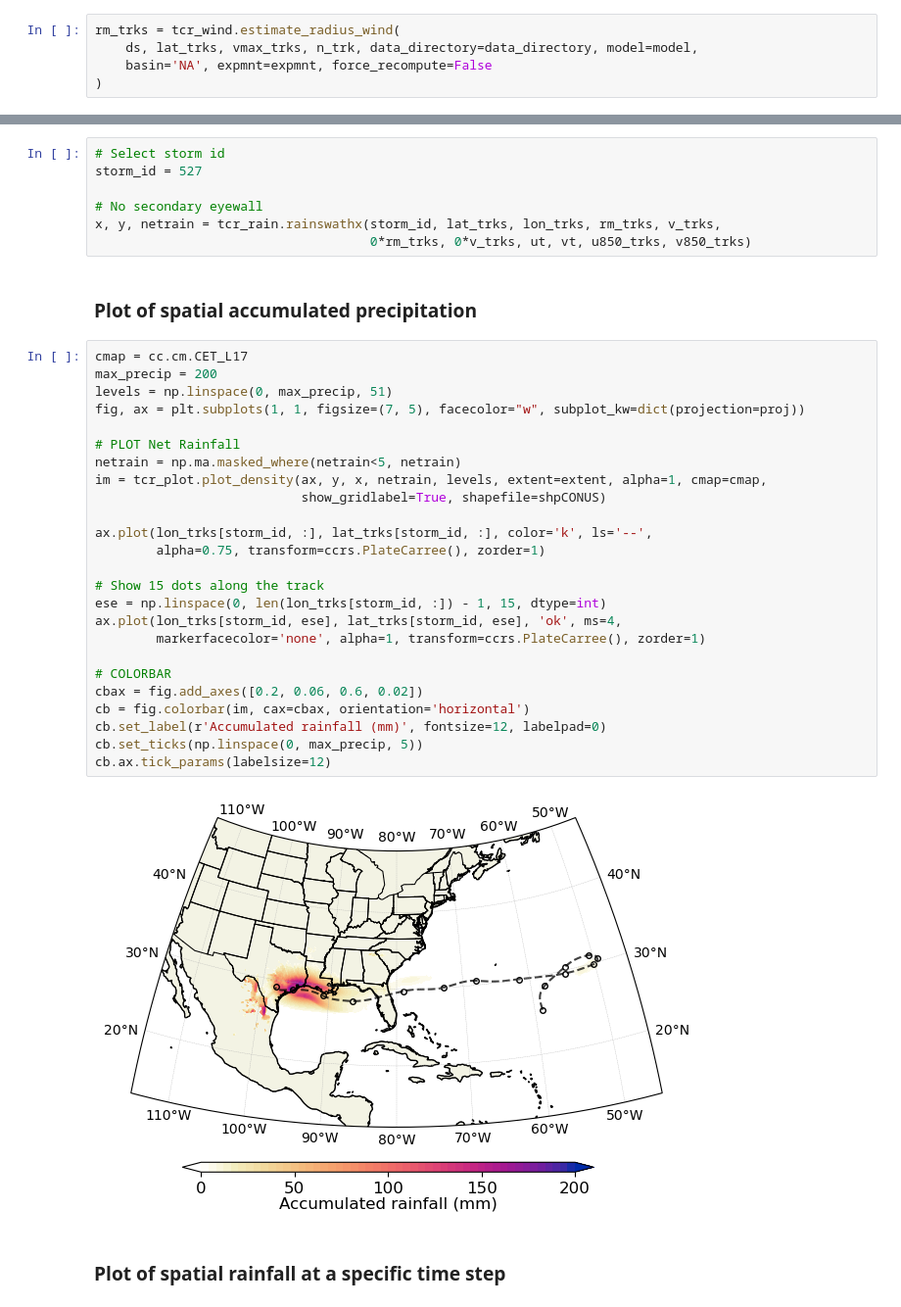
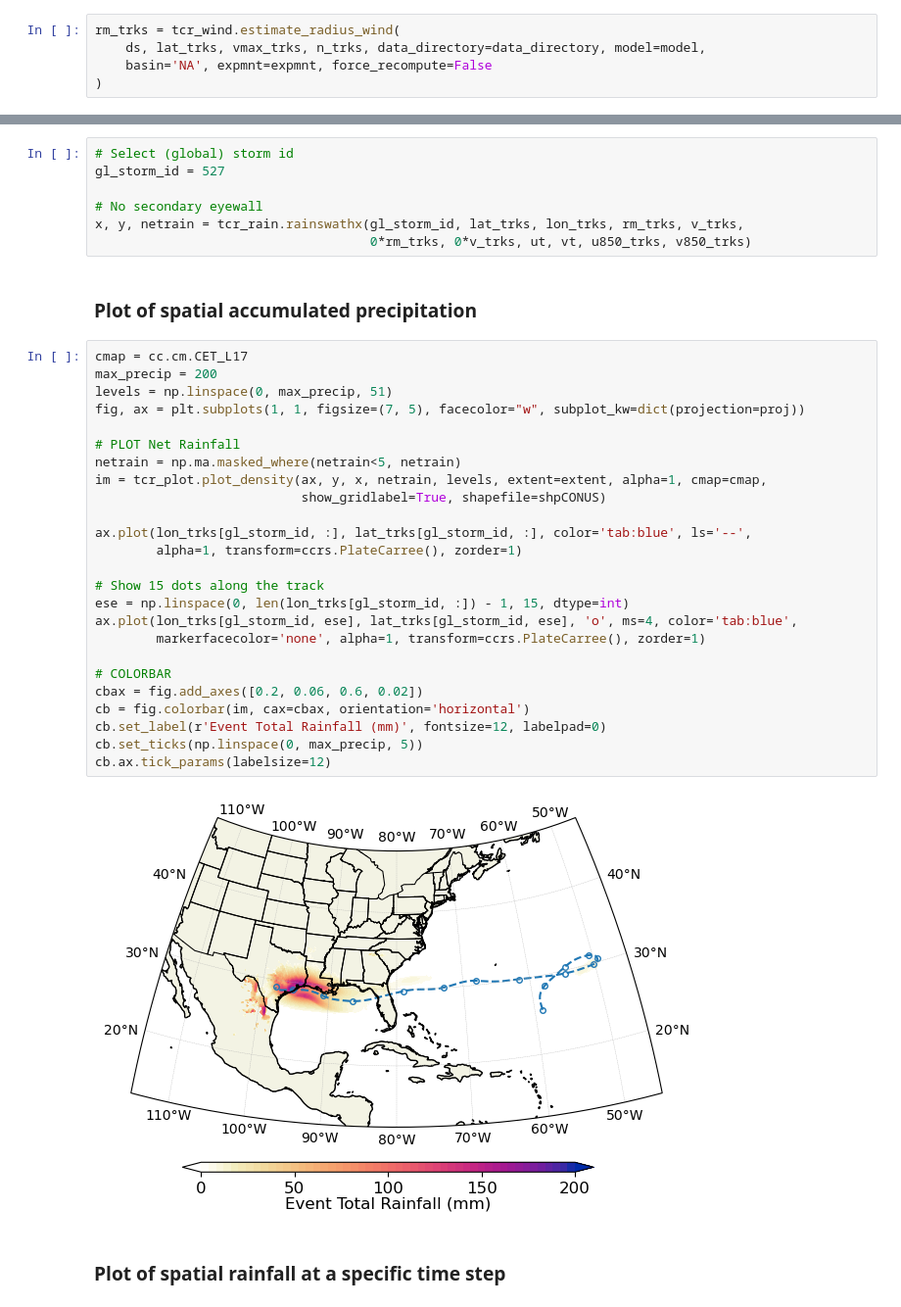
Before and after one commit to levuvietphong/pyTCR, a Jupyter notebook: notebooks/ex2_rainfall_generation.ipynb, the cells around one changed output, grey strips where cells are left out. Shown at 98% size. Saved outputs shown, nothing was run; the diff lists cells and outputs as text.

```diff
--- a/notebooks/ex2_rainfall_generation.ipynb
+++ b/notebooks/ex2_rainfall_generation.ipynb
@@ -64,6 +77,6 @@ ds, lat_trks, lon_trks, n_trk, v_trks, vmax_trks, u850_trks, v850_trks, \
 # %%
 rm_trks = tcr_wind.estimate_radius_wind(
-    ds, lat_trks, vmax_trks, n_trk, data_directory=data_directory, model=model,
+    ds, lat_trks, vmax_trks, n_trks, data_directory=data_directory, model=model,
     basin='NA', expmnt=expmnt, force_recompute=False
 )
 # %% [output]
@@ -116,41 +141,41 @@ fig.tight_layout()
 # %% [markdown]
 ### Calculate the spatial distribution of accumulated precipitation for a given individual storm.
 # %%
-# Select storm id
-storm_id = 527
+# Select (global) storm id
+gl_storm_id = 527
 
 # No secondary eyewall
-x, y, netrain = tcr_rain.rainswathx(storm_id, lat_trks, lon_trks, rm_trks, v_trks,
+x, y, netrain = tcr_rain.rainswathx(gl_storm_id, lat_trks, lon_trks, rm_trks, v_trks,
                                     0*rm_trks, 0*v_trks, ut, vt, u850_trks, v850_trks)
 # %% [markdown]
 ### Plot of spatial accumulated precipitation
 # %%
 cmap = cc.cm.CET_L17
 max_precip = 200
 levels = np.linspace(0, max_precip, 51)
 fig, ax = plt.subplots(1, 1, figsize=(7, 5), facecolor="w", subplot_kw=dict(projection=proj))
 
 # PLOT Net Rainfall
 netrain = np.ma.masked_where(netrain<5, netrain)
 im = tcr_plot.plot_density(ax, y, x, netrain, levels, extent=extent, alpha=1, cmap=cmap,
                            show_gridlabel=True, shapefile=shpCONUS)
 
-ax.plot(lon_trks[storm_id, :], lat_trks[storm_id, :], color='k', ls='--',
-        alpha=0.75, transform=ccrs.PlateCarree(), zorder=1)
+ax.plot(lon_trks[gl_storm_id, :], lat_trks[gl_storm_id, :], color='tab:blue', ls='--',
+        alpha=1, transform=ccrs.PlateCarree(), zorder=1)
 
 # Show 15 dots along the track
-ese = np.linspace(0, len(lon_trks[storm_id, :]) - 1, 15, dtype=int)
-ax.plot(lon_trks[storm_id, ese], lat_trks[storm_id, ese], 'ok', ms=4,
+ese = np.linspace(0, len(lon_trks[gl_storm_id, :]) - 1, 15, dtype=int)
+ax.plot(lon_trks[gl_storm_id, ese], lat_trks[gl_storm_id, ese], 'o', ms=4, color='tab:blue',
         markerfacecolor='none', alpha=1, transform=ccrs.PlateCarree(), zorder=1)
 
 # COLORBAR
 cbax = fig.add_axes([0.2, 0.06, 0.6, 0.02])
 cb = fig.colorbar(im, cax=cbax, orientation='horizontal')
-cb.set_label(r'Accumulated rainfall (mm)', fontsize=12, labelpad=0)
+cb.set_label(r'Event Total Rainfall (mm)', fontsize=12, labelpad=0)
 cb.set_ticks(np.linspace(0, max_precip, 5))
 cb.ax.tick_params(labelsize=12)
 # %% [output]
-[figure, old version]
+[figure, new version]
 # %% [markdown]
 ### Plot of spatial rainfall at a specific time step
 # %%
```
Also changed, not shown: parts of 15 cells of this notebook, 8 other files.
